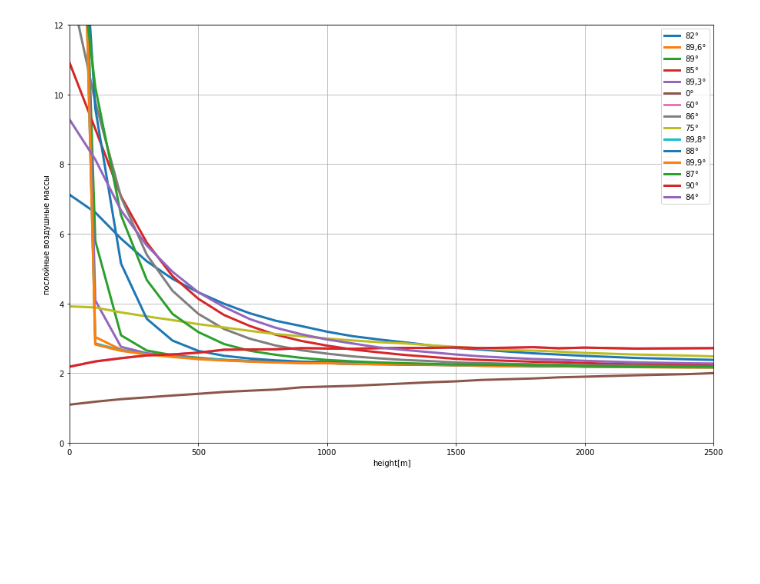
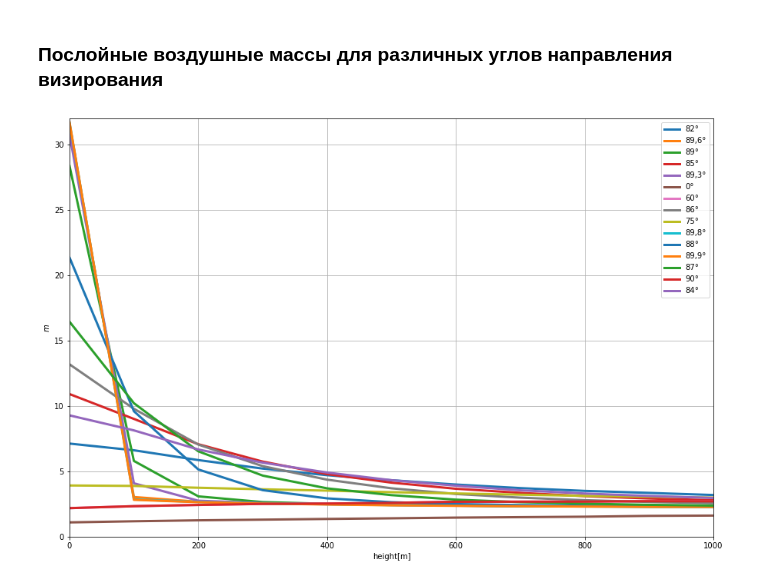
Before and after one commit to Mkrie/thesis, a Jupyter notebook: notebooks/weight_functions.ipynb, the cells around one changed output. Cells and saved outputs as stored; diff of their text form; code cells hidden in the pictures; blank space fills up the shorter version.

```diff
--- a/notebooks/weight_functions.ipynb
+++ b/notebooks/weight_functions.ipynb
@@ -1,3 +1,5 @@
+# %% [markdown]
+### Послойные воздушные массы для различных углов направления визирования
 # %%
 import matplotlib.pyplot as plt
 import csv
@@ -5,29 +7,29 @@ from pathlib import Path
 # %%
 plt.figure(figsize=(15, 10))
 for txt_path in Path(Path.cwd().parent,
                      "data", "dataset_1_csv").glob("*.csv"):
     with open(txt_path, "r") as csv_file:
         reader = csv.reader(csv_file)
         tup_coords: tuple[tuple[str]] = tuple(reader)
         plt.grid()
-        plt.ylim(0, 12)
-        plt.xlim(0, 2500)
+        plt.ylim(0, 32)
+        plt.xlim(0, 1000)
         plt.xlabel("height[m]")
-        plt.ylabel("послойные воздушные массы")
+        plt.ylabel("$m$")
         #plt.title(txt_path.name.replace(".csv", "").replace("_", " "))
         label=txt_path.name.replace(".csv", "").replace("_", " ").split()[1:]
         if len(label)==1:
             label=f"{label[0]}°"
         else:
             label=f"{label[0]},{label[1]}°"
         plt.plot(tuple(float(x[0])*1000 for x in tup_coords),
                  tuple(float(x[1]) for x in tup_coords),
                  linewidth=3,
                  label=label)
         #plt.xscale('log')
         #print(txt_path.name)
 
 plt.legend()
 plt.show()
 # %% [output]
-[figure, old version]
+[figure, new version]
```
Also changed, not shown: 4 other files.
